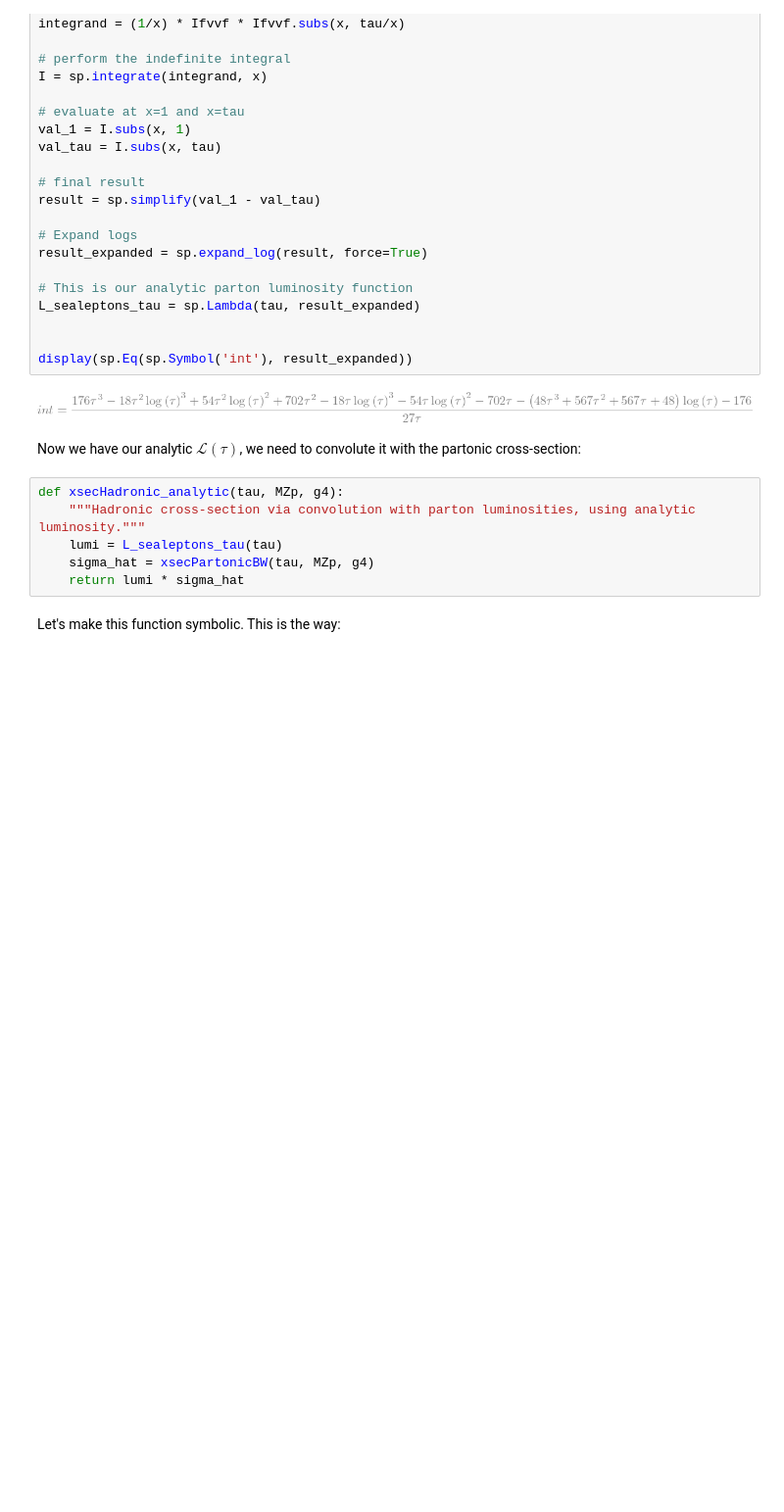
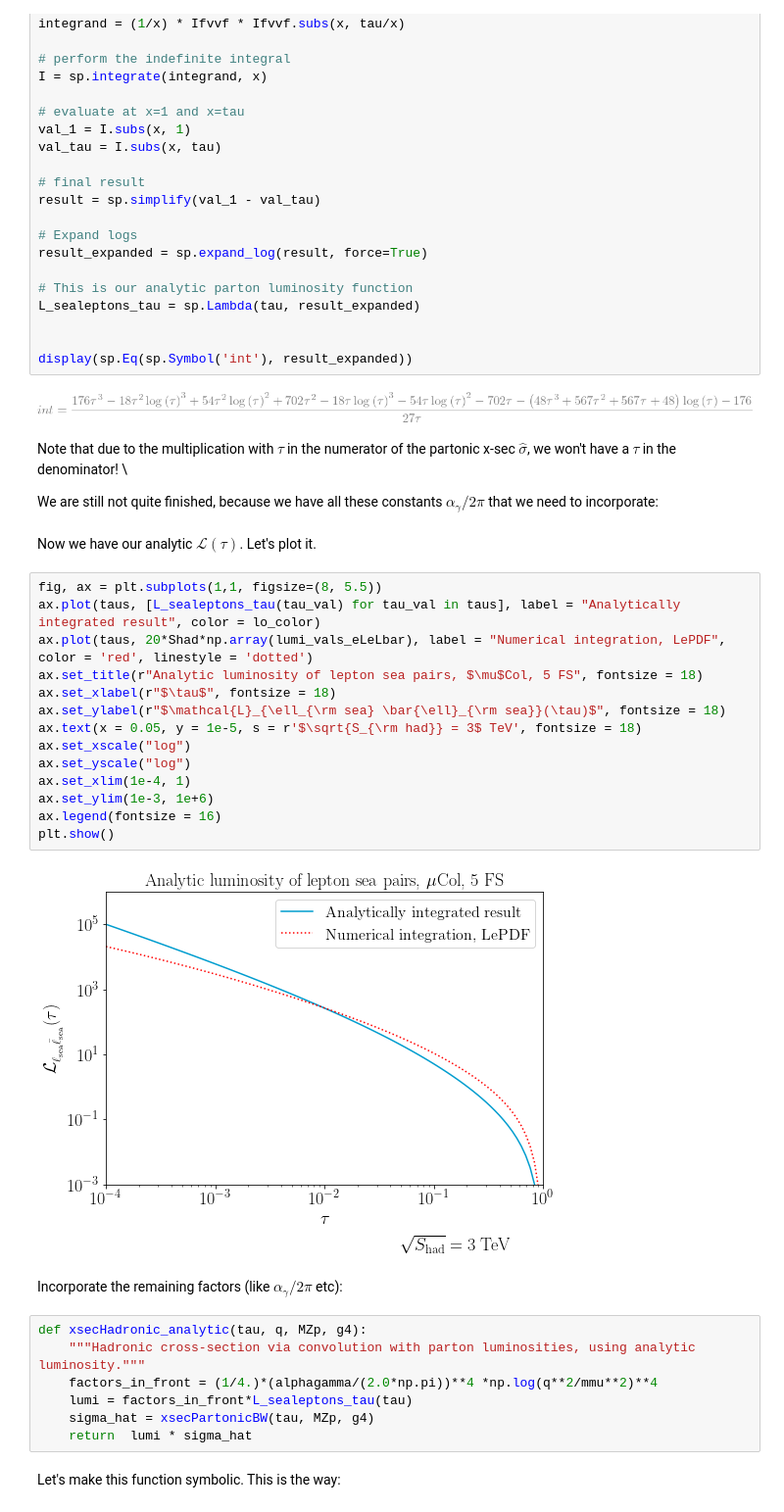
Before and after one commit to armankorajac/finite-width-lepton-colliders, a Jupyter notebook: finite-width.ipynb, the cells around one changed output. Shown: that part at 98% size. Saved outputs shown, nothing was run; the diff lists cells and outputs as text; blank space fills up the shorter version.

```diff
--- a/finite-width.ipynb
+++ b/finite-width.ipynb
@@ -744,14 +746,37 @@ L_sealeptons_tau = sp.Lambda(tau, result_expanded)
 display(sp.Eq(sp.Symbol('int'), result_expanded))
 # %% [output]
 [figure]
+# %% [markdown]
+Note that due to the multiplication with $\tau$ in the numerator of the partonic x-sec $\hat{\sigma}$, we won't have a $\tau$ in the denominator! \
+
+We are still not quite finished, because we have all these constants $\alpha_\gamma/ 2 \pi$ that we need to incorporate:
 # %% [markdown]
-Now we have our analytic $\mathcal{L}(\tau)$, we need to convolute it with the partonic cross-section:
+Now we have our analytic $\mathcal{L}(\tau)$. Let's plot it.
+# %%
+fig, ax = plt.subplots(1,1, figsize=(8, 5.5))
+ax.plot(taus, [L_sealeptons_tau(tau_val) for tau_val in taus], label = "Analytically integrated result", color = lo_color)
+ax.plot(taus, 20*Shad*np.array(lumi_vals_eLeLbar), label = "Numerical integration, LePDF", color = 'red', linestyle = 'dotted')
+ax.set_title(r"Analytic luminosity of lepton sea pairs, $\mu$Col, 5 FS", fontsize = 18)
+ax.set_xlabel(r"$\tau$", fontsize = 18)
+ax.set_ylabel(r"$\mathcal{L}_{\ell_{\rm sea} \bar{\ell}_{\rm sea}}(\tau)$", fontsize = 18)
+ax.text(x = 0.05, y = 1e-5, s = r'$\sqrt{S_{\rm had}} = 3$ TeV', fontsize = 18)
+ax.set_xscale("log")
+ax.set_yscale("log")
+ax.set_xlim(1e-4, 1)
+ax.set_ylim(1e-3, 1e+6)
+ax.legend(fontsize = 16)
+plt.show()
+# %% [output]
+[figure, added]
+# %% [markdown]
+Incorporate the remaining factors (like $\alpha_\gamma/ 2 \pi$ etc):
 # %%
-def xsecHadronic_analytic(tau, MZp, g4):
+def xsecHadronic_analytic(tau, q, MZp, g4):
     """Hadronic cross-section via convolution with parton luminosities, using analytic luminosity."""
-    lumi = L_sealeptons_tau(tau)
+    factors_in_front = (1/4.)*(alphagamma/(2.0*np.pi))**4 *np.log(q**2/mmu**2)**4
+    lumi = factors_in_front*L_sealeptons_tau(tau)
     sigma_hat = xsecPartonicBW(tau, MZp, g4)
-    return lumi * sigma_hat
+    return  lumi * sigma_hat
 # %% [markdown]
 Let's make this function symbolic. This is the way:
 # %%
```
Also changed, not shown: parts of 17 cells of this notebook.
